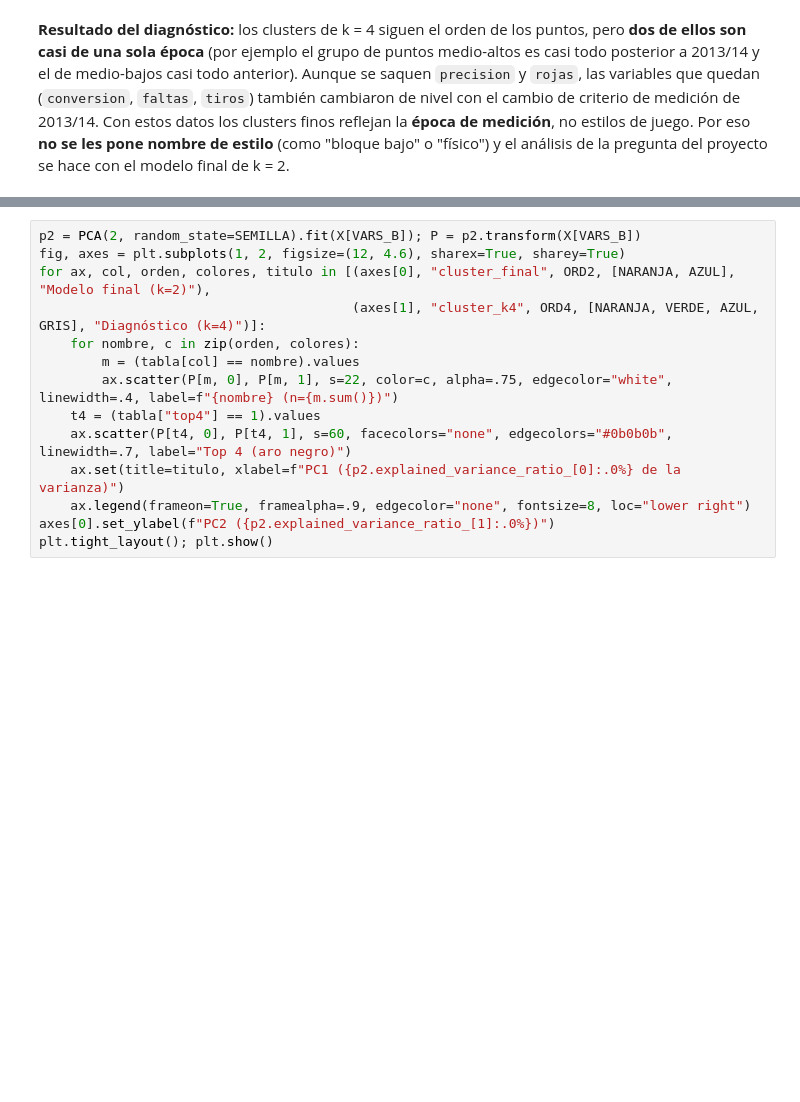
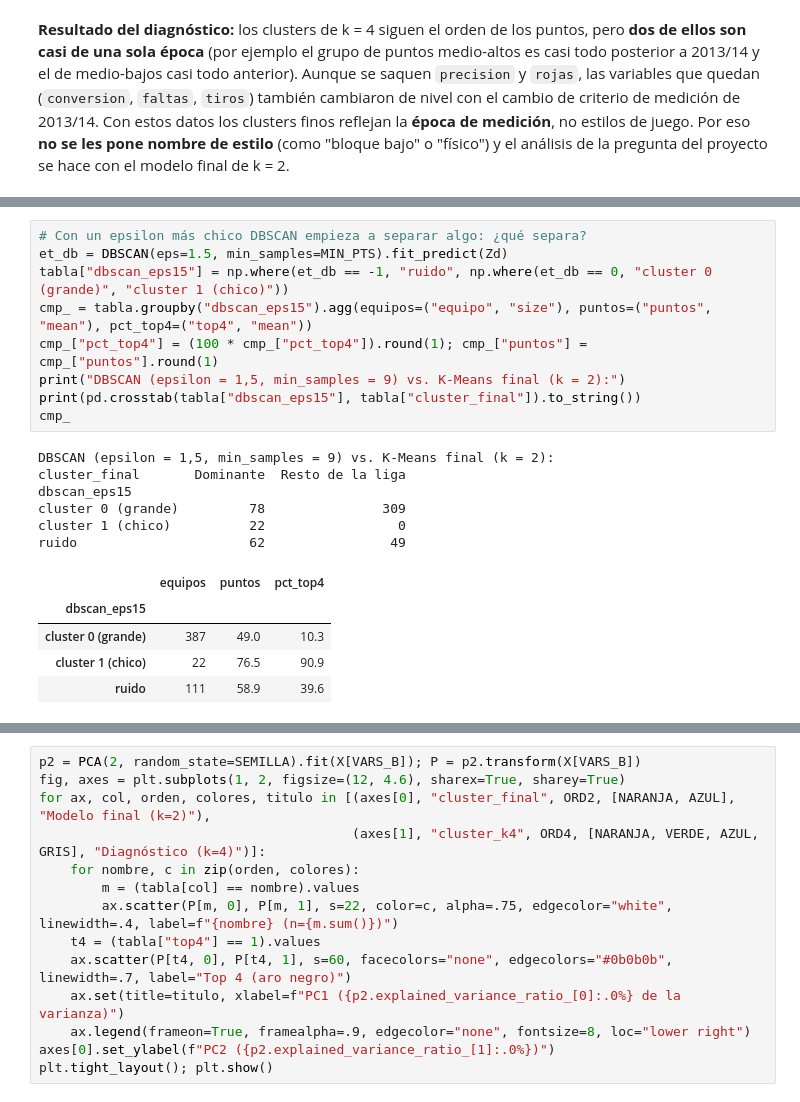
Before and after one commit to Boffranco/Data-Science-2026, a Jupyter notebook: notebooks/03c_mejora_interpretacion.ipynb, the cells around one changed output, grey strips where cells are left out. Drawn from its saved outputs; the diff is of its cells as text; blank space fills up the shorter version.

```diff
--- a/notebooks/03c_mejora_interpretacion.ipynb
+++ b/notebooks/03c_mejora_interpretacion.ipynb
@@ -343,0 +387,21 @@ Silhouette k=4 (8 variables): 0.202 (menor que el del modelo final)
+# %%
+# Con un epsilon más chico DBSCAN empieza a separar algo: ¿qué separa?
+et_db = DBSCAN(eps=1.5, min_samples=MIN_PTS).fit_predict(Zd)
+tabla["dbscan_eps15"] = np.where(et_db == -1, "ruido", np.where(et_db == 0, "cluster 0 (grande)", "cluster 1 (chico)"))
+cmp_ = tabla.groupby("dbscan_eps15").agg(equipos=("equipo", "size"), puntos=("puntos", "mean"), pct_top4=("top4", "mean"))
+cmp_["pct_top4"] = (100 * cmp_["pct_top4"]).round(1); cmp_["puntos"] = cmp_["puntos"].round(1)
+print("DBSCAN (epsilon = 1,5, min_samples = 9) vs. K-Means final (k = 2):")
+print(pd.crosstab(tabla["dbscan_eps15"], tabla["cluster_final"]).to_string())
+cmp_
+# %% [output]
+DBSCAN (epsilon = 1,5, min_samples = 9) vs. K-Means final (k = 2):
+cluster_final       Dominante  Resto de la liga
+dbscan_eps15
+cluster 0 (grande)         78               309
+cluster 1 (chico)          22                 0
+ruido                      62                49
+|  | equipos | puntos | pct_top4 |
+| dbscan_eps15 |  |  |  |
+| cluster 0 (grande) | 387 | 49.0 | 10.3 |
+| cluster 1 (chico) | 22 | 76.5 | 90.9 |
+| ruido | 111 | 58.9 | 39.6 |
```
Also changed, not shown: parts of 14 cells of this notebook.
